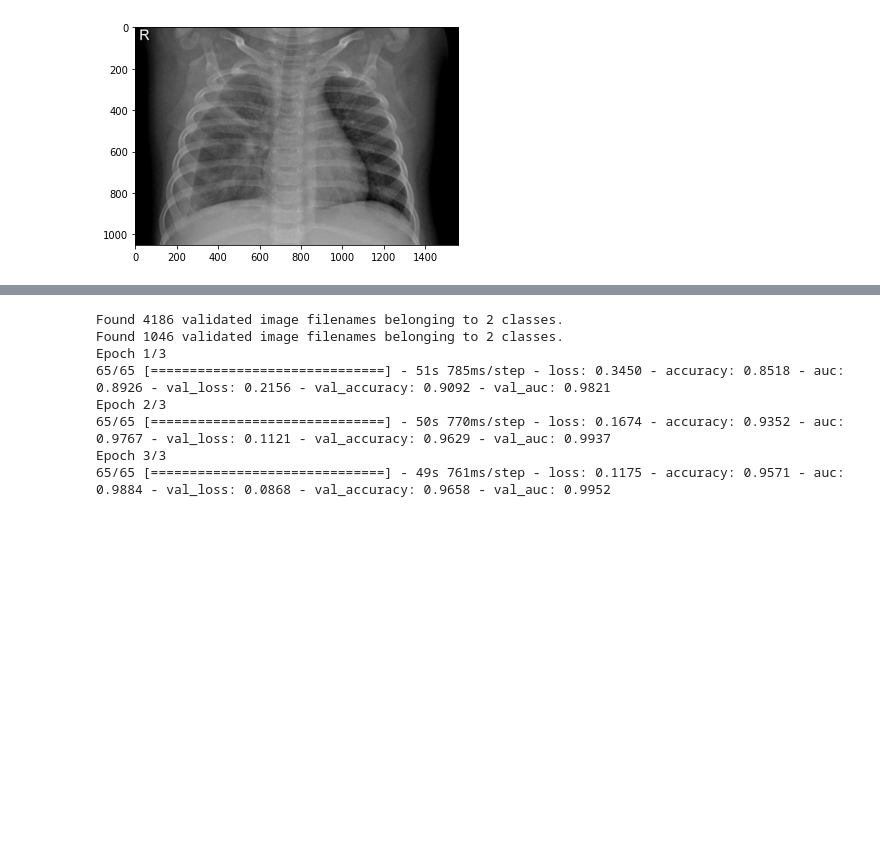
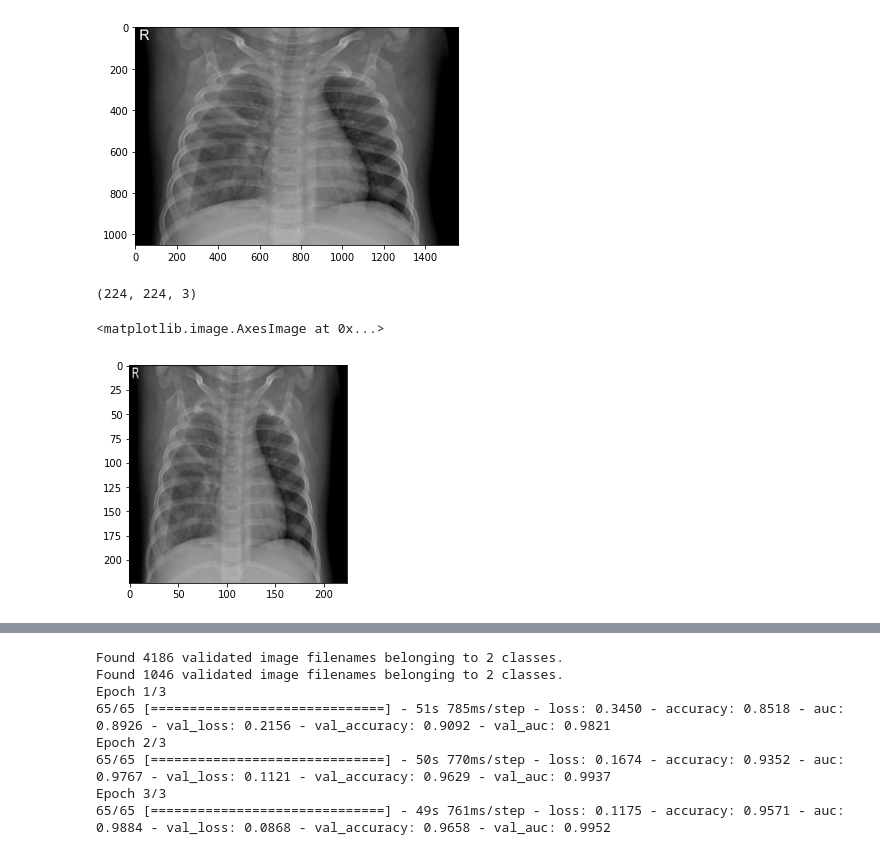
Before and after one commit to maloyan/HW_keras, a Jupyter notebook: hw.ipynb, the cells around one changed output, grey strips where cells are left out. Cells and saved outputs as stored; diff of their text form; code cells hidden in the pictures; blank space fills up the shorter version.

```diff
--- a/hw.ipynb
+++ b/hw.ipynb
@@ -67,3 +115,16 @@ plt.show()
 # %% [output]
 PNEUMONIA
 [figure]
+# %%
+a = cv2.imread('./chest_xray/train/PNEUMONIA/person441_virus_894.jpeg')
+# %%
+a = cv2.resize(a, (224, 224), interpolation = cv2.INTER_AREA)
+# %%
+a.shape
+# %% [output]
+(224, 224, 3)
+# %%
+plt.imshow(a)
+# %% [output]
+<matplotlib.image.AxesImage at 0x...>
+[figure, added]
```
Also changed, not shown: parts of 18 cells of this notebook.
